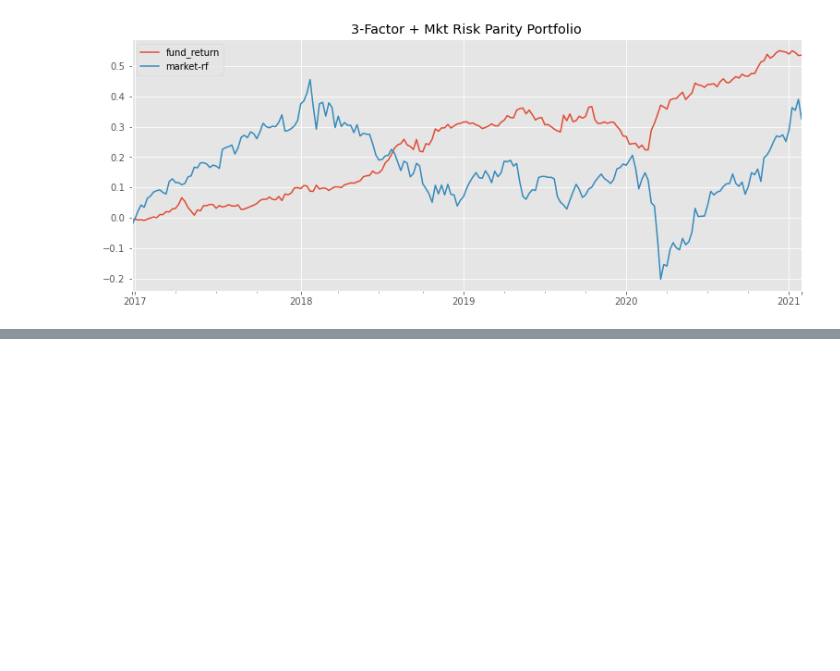
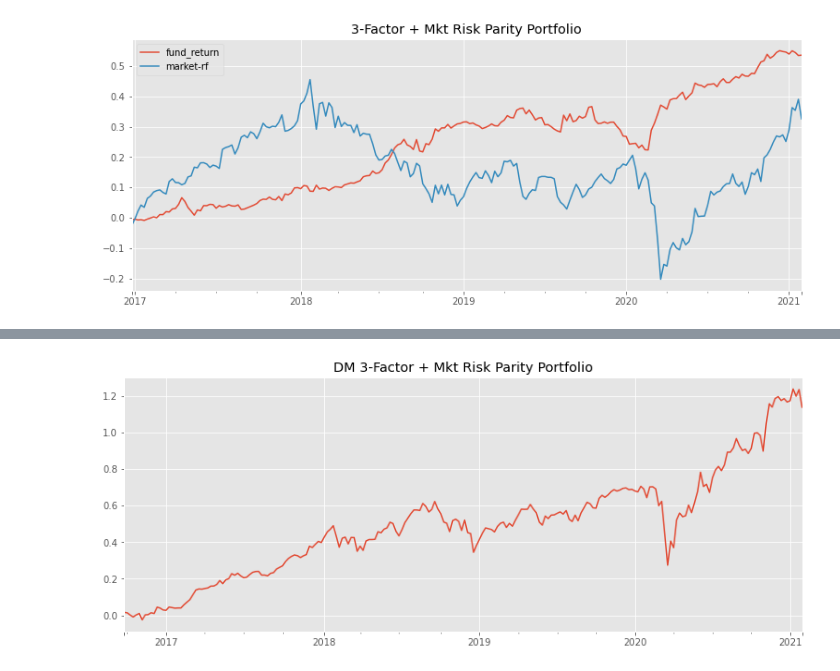
Before and after one commit to wingwingz/AFP, a Jupyter notebook: PortfolioConstruction/factor_risk_parity_final.ipynb, the cells around one changed output, grey strips where cells are left out. Saved outputs shown, nothing was run; the diff lists cells and outputs as text; code cells hidden in the pictures; blank space fills up the shorter version.

```diff
--- a/PortfolioConstruction/factor_risk_parity_final.ipynb
+++ b/PortfolioConstruction/factor_risk_parity_final.ipynb
@@ -140,0 +178,20 @@ f3_mkt = pd.concat([f3_returns,equity_factors['market-rf']],axis=1).dropna()
+# %%
+factors_3= ['size', 'value', 'momentum']
+
+dm_equity_f3_rp_rebal = HistCorrRebalance(aum=1,
+                                       asset_names=factors_3,
+                                       returns=dm_equity_factors[factors_3],
+                                       time=52,
+                                       target_vol=5,
+                                       lam_short=0.7,
+                                       lam_long=0.83,
+                                       burn=12,
+                                       barrier=1.5)
+
+dm_f3_trade, dm_f3_trade_pct, dm_f3_weight, dm_f3_returns = dm_equity_f3_rp_rebal.get_flow()
+# %%
+dm_f3_mkt = pd.concat([dm_f3_returns,dm_equity_factors['Mkt-RF']],axis=1).dropna()
+dm_f3_mkt['Combined'] = dm_f3_mkt['fund_return'] + dm_f3_mkt['Mkt-RF']
+((1+dm_f3_mkt['Combined']).cumprod()-1).plot(figsize = (13,5),title = 'DM 3-Factor + Mkt Risk Parity Portfolio');
+# %% [output]
+[figure, added]
```
Also changed, not shown: parts of 15 cells of this notebook, 1 other file.
